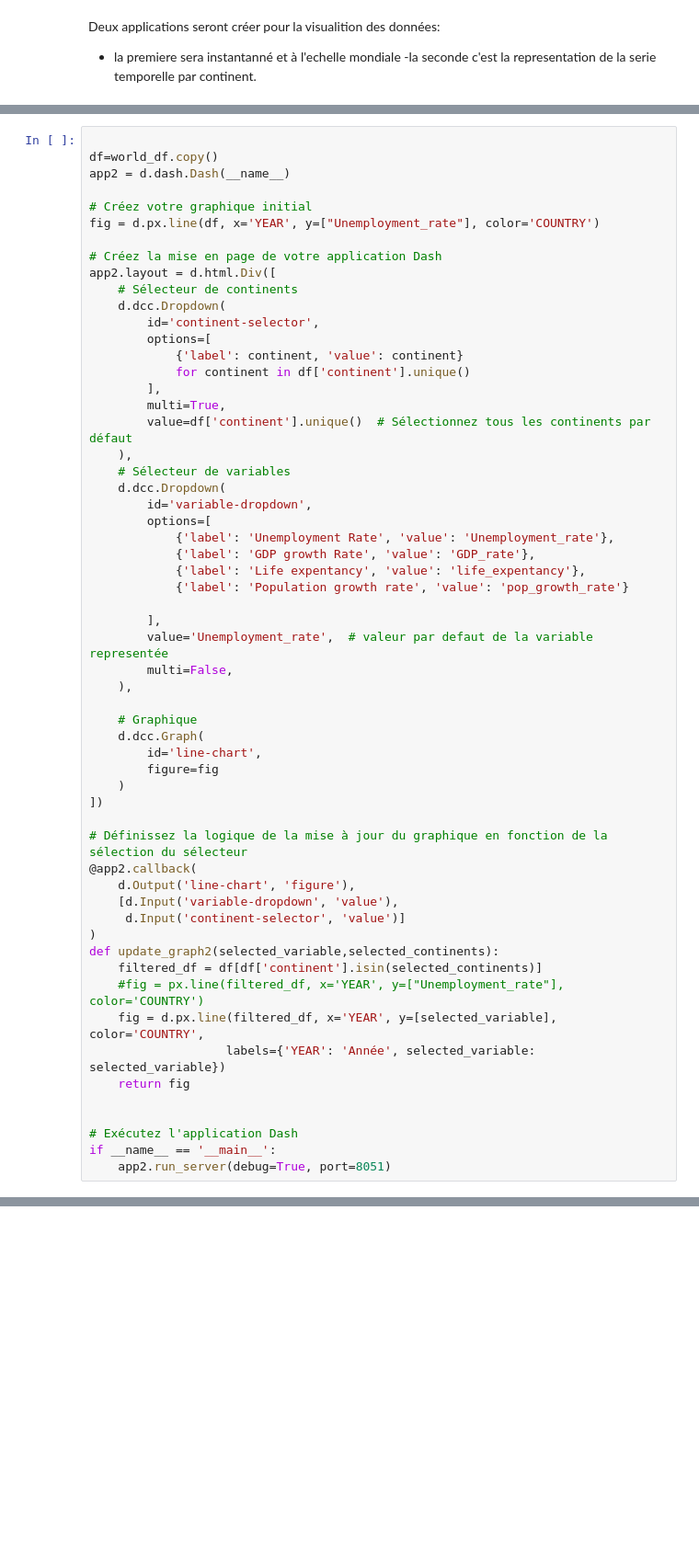
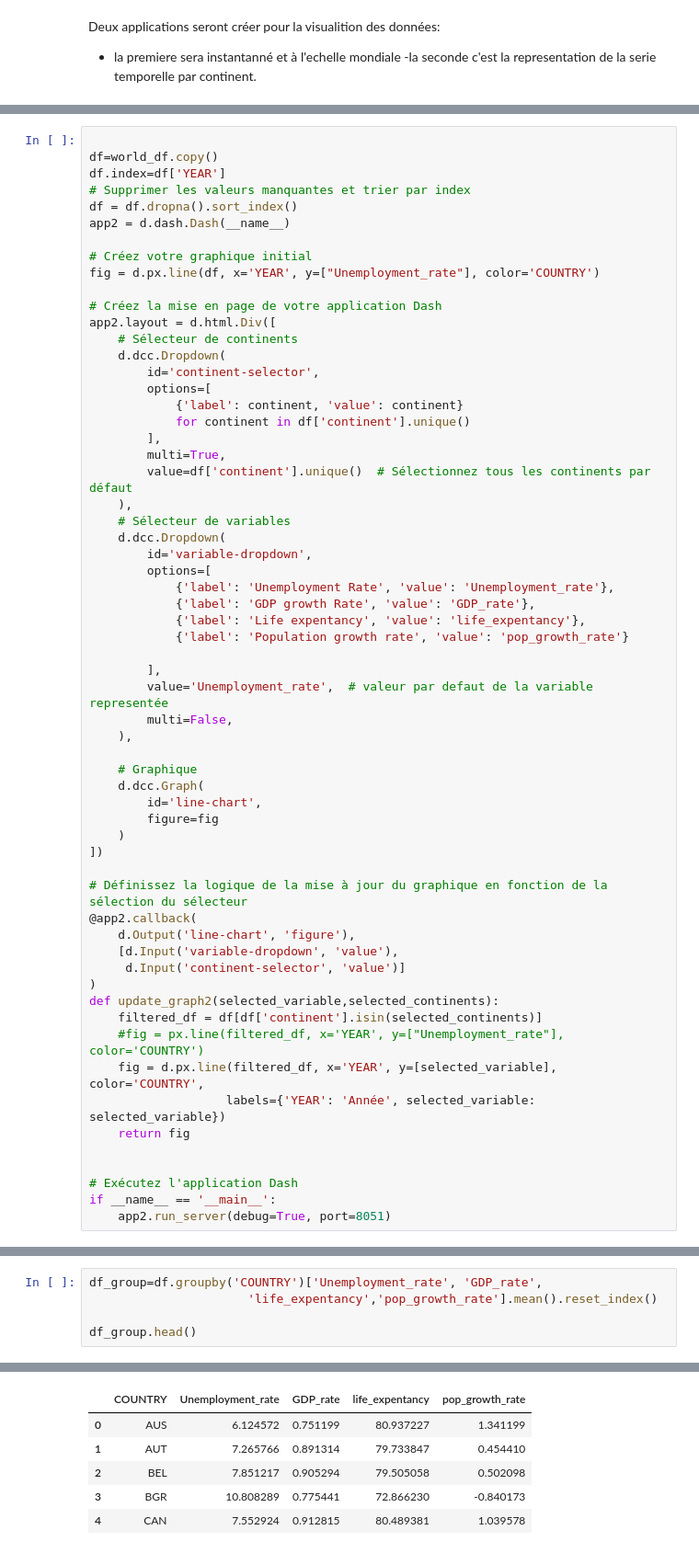
Before and after one commit to Marimar4/Projet-Python, a Jupyter notebook: monmodule/EDA.ipynb, the cells around one changed output, grey strips where cells are left out. Shown: that part at 92% size. Saved outputs shown, nothing was run; the diff lists cells and outputs as text; blank space fills up the shorter version.

```diff
--- a/monmodule/EDA.ipynb
+++ b/monmodule/EDA.ipynb
@@ -130,6 +159,9 @@ if __name__ == '__main__':
 # %%
 
 df=world_df.copy()
+df.index=df['YEAR']
+# Supprimer les valeurs manquantes et trier par index
+df = df.dropna().sort_index()
 app2 = d.dash.Dash(__name__)
 
 # Créez votre graphique initial
@@ -187,3 +219,9 @@ if __name__ == '__main__':
     app2.run_server(debug=True, port=8051)
 # %% [output]
 [interactive output not drawn]
+# %%
+df_group=df.groupby('COUNTRY')['Unemployment_rate', 'GDP_rate',
+                      'life_expentancy','pop_growth_rate'].mean().reset_index()
+
+df_group.head()
+# %% [output]
@@ -189,0 +229,6 @@ if __name__ == '__main__':
+|  | COUNTRY | Unemployment_rate | GDP_rate | life_expentancy | pop_growth_rate |
+| 0 | AUS | 6.124572 | 0.751199 | 80.937227 | 1.341199 |
+| 1 | AUT | 7.265766 | 0.891314 | 79.733847 | 0.454410 |
+| 2 | BEL | 7.851217 | 0.905294 | 79.505058 | 0.502098 |
+| 3 | BGR | 10.808289 | 0.775441 | 72.866230 | -0.840173 |
+| 4 | CAN | 7.552924 | 0.912815 | 80.489381 | 1.039578 |
```
Also changed, not shown: parts of 9 cells of this notebook.
